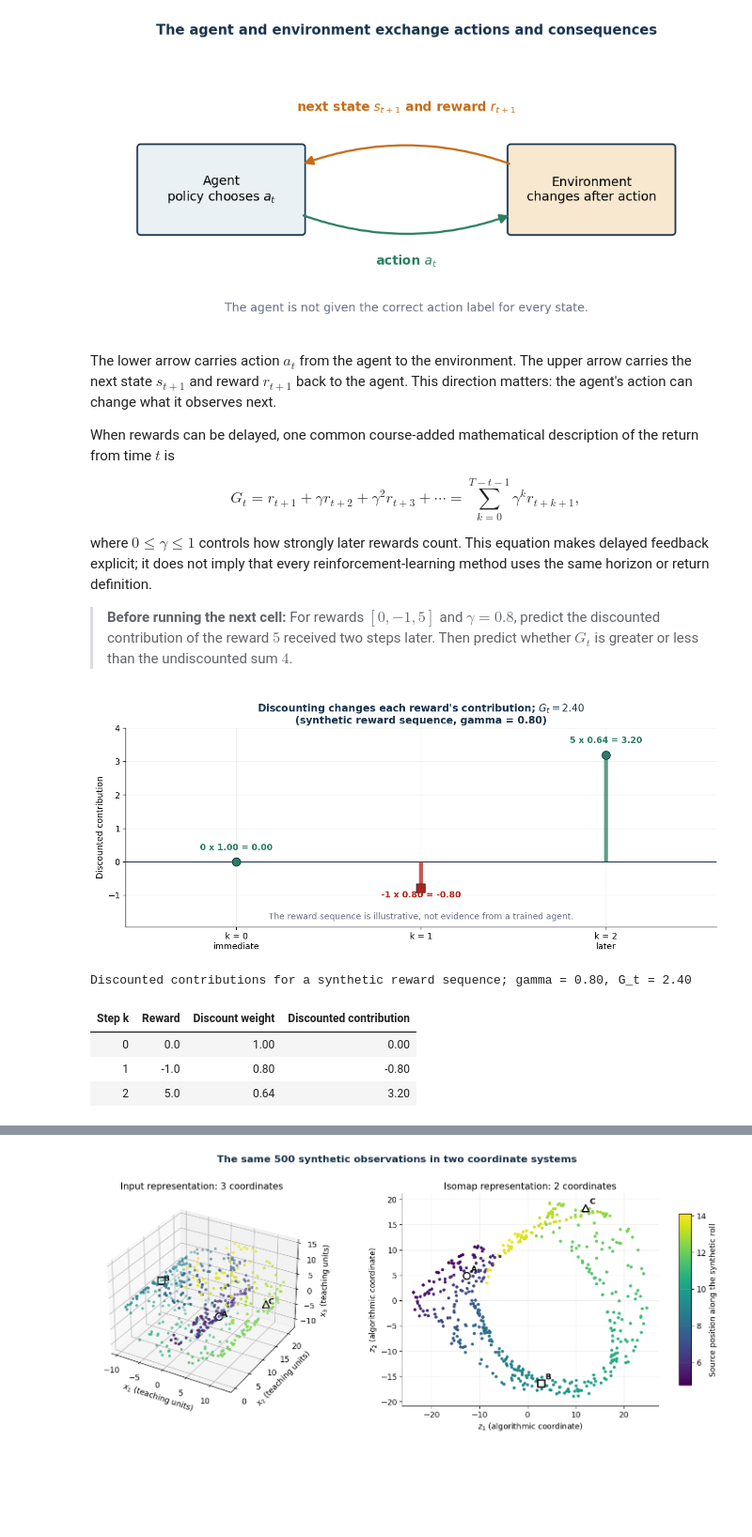
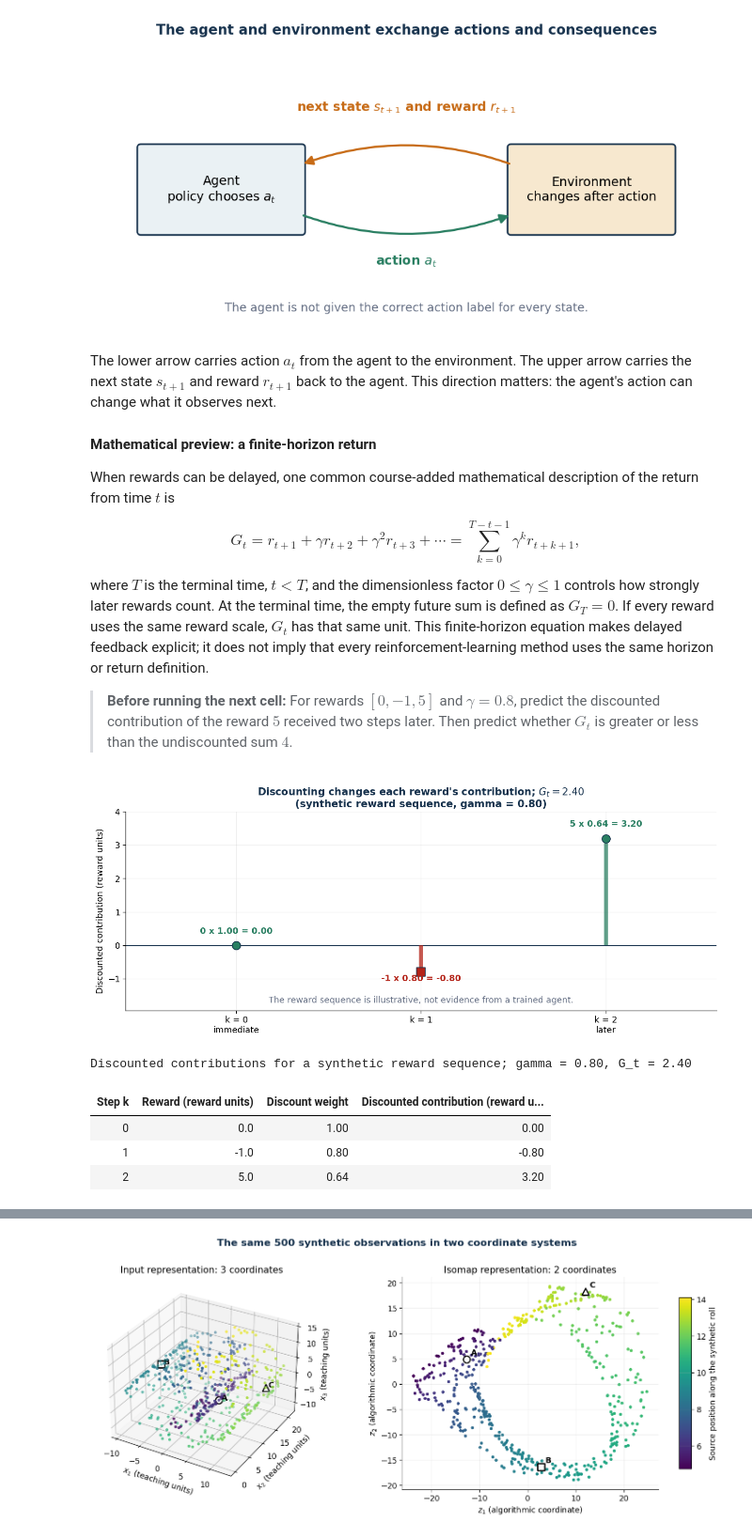
Before and after one commit to KennethWYLee/ML, a Jupyter notebook: course/ch01main.ipynb, the cells around one changed output, grey strips where cells are left out. Shown at 94% size. Drawn from its saved outputs; the diff is of its cells as text; code cells hidden in the pictures; blank space fills up the shorter version.

Commit message:
Refine Chapter 1 mathematical foundations

```diff
--- a/course/ch01main.ipynb
+++ b/course/ch01main.ipynb
@@ -453,6 +570,8 @@ plt.show()
 [figure]
 # %% [markdown]
 The lower arrow carries action $a_t$ from the agent to the environment. The upper arrow carries the next state $s_{t+1}$ and reward $r_{t+1}$ back to the agent. This direction matters: the agent's action can change what it observes next.
+
+#### Mathematical preview: a finite-horizon return
 
 When rewards can be delayed, one common course-added mathematical description of the return from time $t$ is
 
@@ -461,7 +580,7 @@ G_t=r_{t+1}+\gamma r_{t+2}+\gamma^2r_{t+3}+\cdots
 =\sum_{k=0}^{T-t-1}\gamma^k r_{t+k+1},
 $$
 
-where $0\leq\gamma\leq1$ controls how strongly later rewards count. This equation makes delayed feedback explicit; it does not imply that every reinforcement-learning method uses the same horizon or return definition.
+where $T$ is the terminal time, $t<T$, and the dimensionless factor $0\leq\gamma\leq1$ controls how strongly later rewards count. At the terminal time, the empty future sum is defined as $G_T=0$. If every reward uses the same reward scale, $G_t$ has that same unit. This finite-horizon equation makes delayed feedback explicit; it does not imply that every reinforcement-learning method uses the same horizon or return definition.
 
 > **Before running the next cell:** For rewards $[0,-1,5]$ and $\gamma=0.8$, predict the discounted contribution of the reward $5$ received two steps later. Then predict whether $G_t$ is greater or less than the undiscounted sum $4$.
 # %%
@@ -486,40 +605,40 @@ for step, reward, weight, contribution in zip(steps, rewards, weights, contribut
         step,
         contribution + (0.35 if contribution >= 0 else -0.28),
         f"{reward:g} x {weight:.2f} = {contribution:.2f}",
         ha="center",
         color=color,
         weight="bold",
     )
 
 ax.set_xticks(steps, ["k = 0\nimmediate", "k = 1", "k = 2\nlater"])
-ax.set_ylabel("Discounted contribution")
+ax.set_ylabel("Discounted contribution (reward units)")
 ax.set_title(
     f"Discounting changes each reward's contribution; $G_t={discounted_return:.2f}$\n"
     f"(synthetic reward sequence, gamma = {gamma:.2f})",
     weight="bold",
     color=DARK,
 )
 ax.text(1.0, -1.72, "The reward sequence is illustrative, not evidence from a trained agent.", ha="center", color=MUTED)
 plt.tight_layout()
 plt.show()
 
 reward_table = pd.DataFrame(
     {
         "Step k": steps,
-        "Reward": rewards,
+        "Reward (reward units)": rewards,
         "Discount weight": weights,
-        "Discounted contribution": contributions,
+        "Discounted contribution (reward units)": contributions,
     }
 )
 show_table(
     reward_table,
     f"Discounted contributions for a synthetic reward sequence; gamma = {gamma:.2f}, G_t = {discounted_return:.2f}",
-    {"Reward": "{:.1f}", "Discount weight": "{:.2f}", "Discounted contribution": "{:.2f}"},
+    {"Reward (reward units)": "{:.1f}", "Discount weight": "{:.2f}", "Discounted contribution (reward units)": "{:.2f}"},
 )
 # %% [output]
-[figure, old version]
+[figure, new version]
 Discounted contributions for a synthetic reward sequence; gamma = 0.80, G_t = 2.40
-| Step k | Reward | Discount weight | Discounted contribution |
+| Step k | Reward (reward units) | Discount weight | Discounted contribution (reward u... |
 | 0 | 0.0 | 1.00 | 0.00 |
 | 1 | -1.0 | 0.80 | -0.80 |
 | 2 | 5.0 | 0.64 | 3.20 |
```
Also changed, not shown: parts of 34 cells of this notebook.
